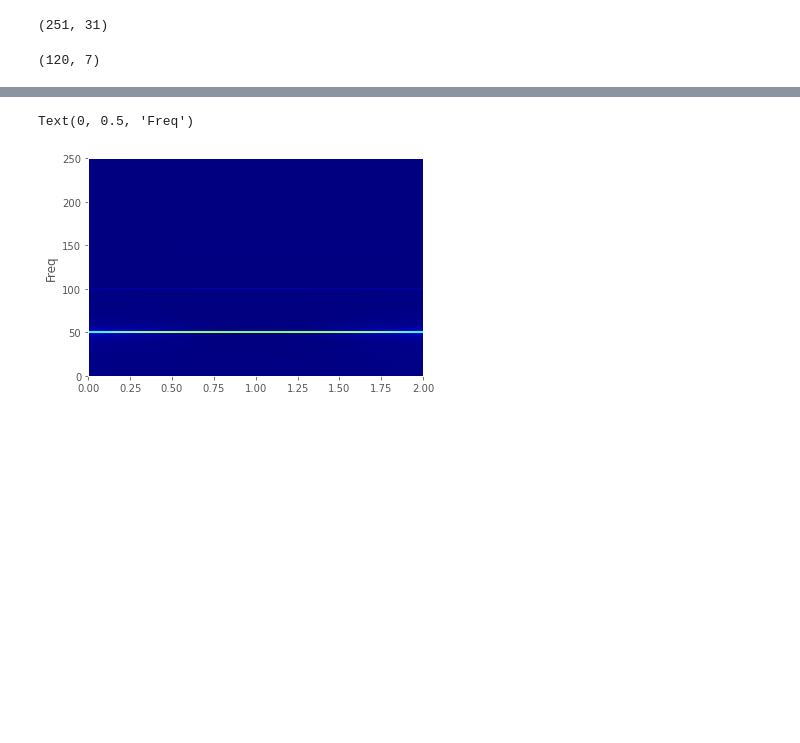
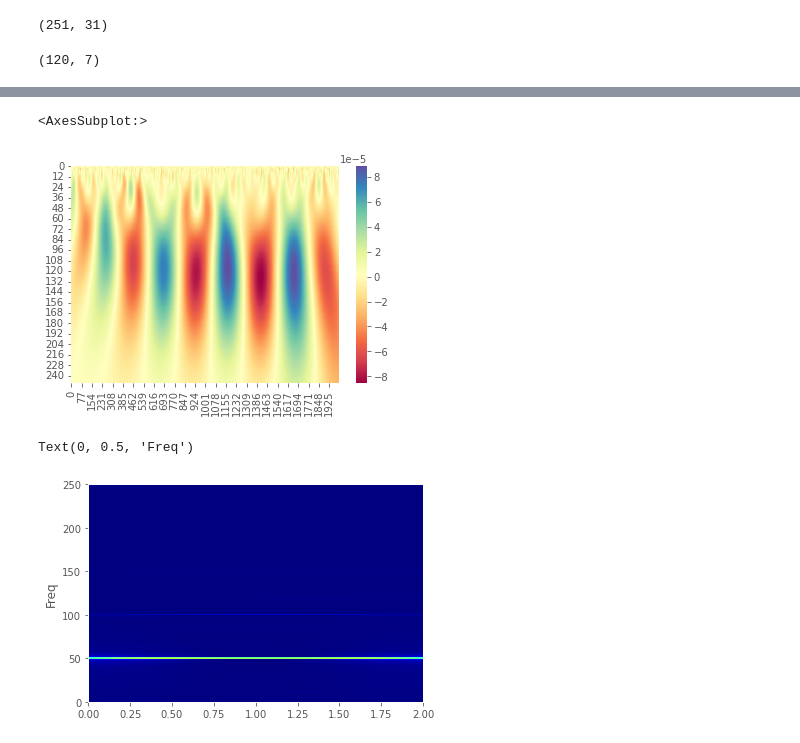
Before and after one commit to nikl1425/DeepLearning_Master, a Jupyter notebook: DataHandling/Køge/EEG_Spectrogram_playground.ipynb, the cells around one changed output, grey strips where cells are left out. Cells and saved outputs as stored; diff of their text form; code cells hidden in the pictures; blank space fills up the shorter version.

```diff
--- a/DataHandling/Køge/EEG_Spectrogram_playground.ipynb
+++ b/DataHandling/Køge/EEG_Spectrogram_playground.ipynb
@@ -751,3 +740,11 @@ array([[7.77970473e-16, 3.34131620e-17, 7.11144283e-18, 1.06587010e-15,
+# %%
+import seaborn as sns
+widths = np.arange(1, len(all)//8)
+cwtmatr = signal.cwt(all, signal.ricker, widths)
+sns.heatmap(cwtmatr, cmap='Spectral')
+# %% [output]
+<AxesSubplot:>
+[figure, added]
 # %%
 f, t, Zxx = signal.stft(inte, fs=Fs, nperseg=FREQ, noverlap=FREQ*0.99)
 plt.pcolormesh(t, f, 10*np, cmap='jet')
```
Also changed, not shown: parts of 21 cells of this notebook, 2 other files.
